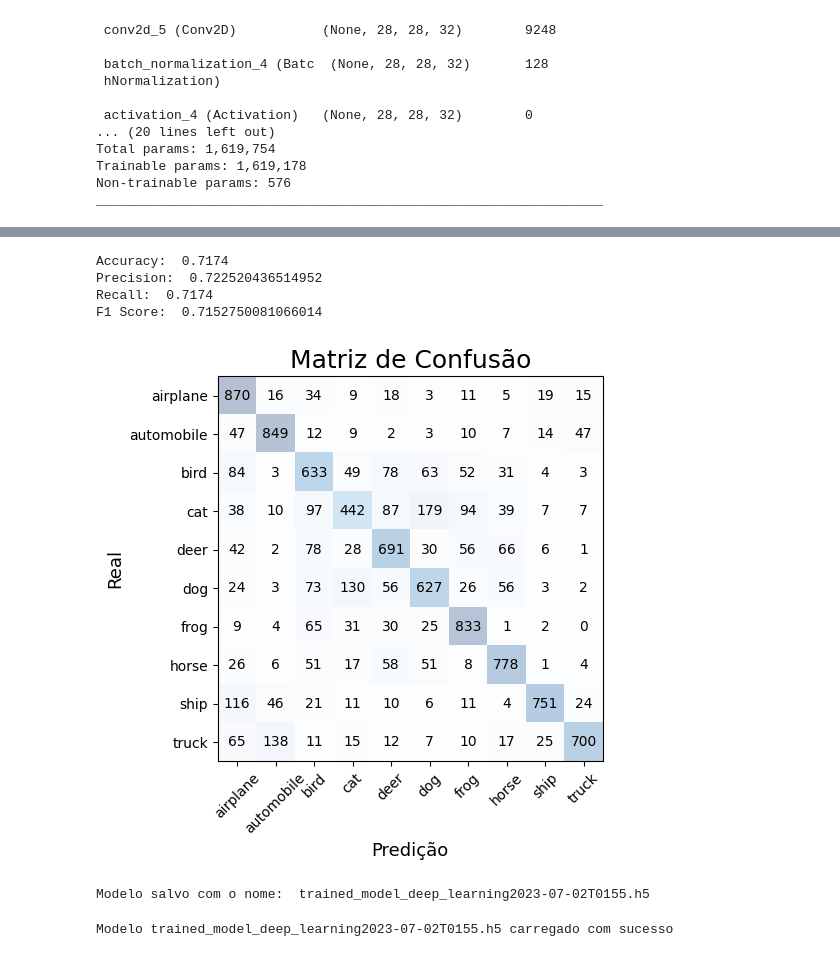
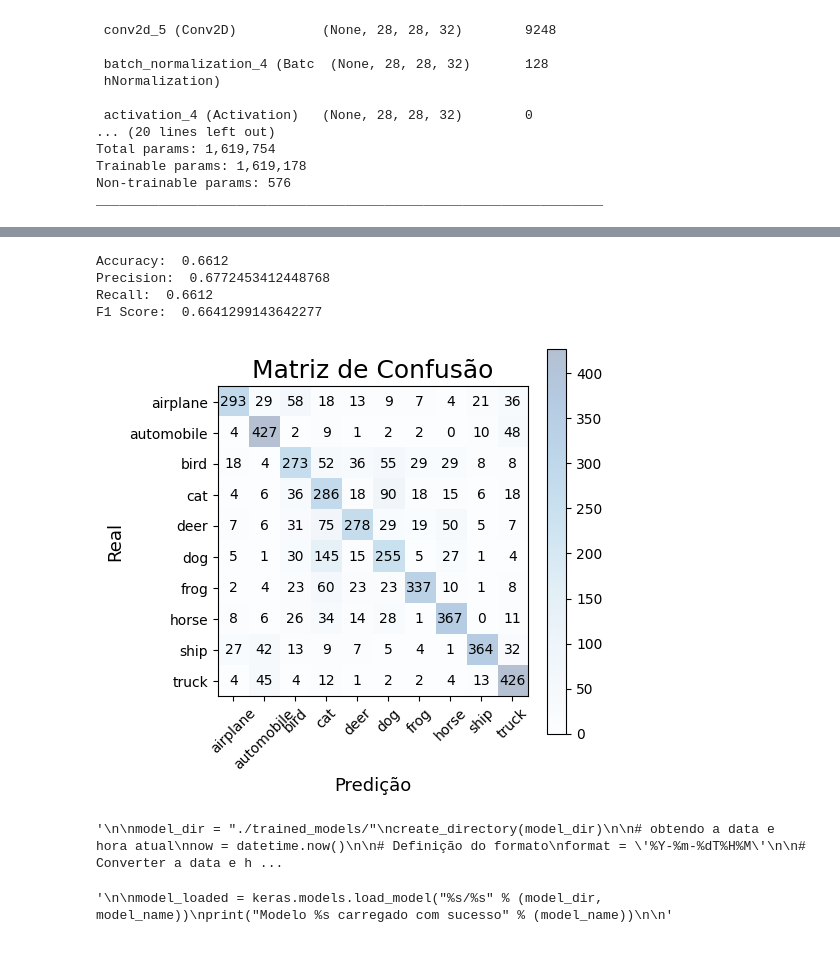
Before and after one commit to luis-rveiga/pucrj-cienciadadosanalytics, a Jupyter notebook: mvp-sprint-ii-machine-learning-analytics/deep-learning/mvp-sprint-ii-deep-learnig-final.ipynb, the cells around one changed output, grey strips where cells are left out. Drawn from its saved outputs; the diff is of its cells as text; code cells hidden in the pictures.

```diff
--- a/mvp-sprint-ii-machine-learning-analytics/deep-learning/mvp-sprint-ii-deep-learnig-final.ipynb
+++ b/mvp-sprint-ii-machine-learning-analytics/deep-learning/mvp-sprint-ii-deep-learnig-final.ipynb
@@ -70,7 +69,7 @@ test_dir = "./test/"
 create_directory(train_dir)
 create_directory(test_dir)
 # %%
-train_samples = X_train.shape[0]
+train_samples = 25000 #X_train.shape[0]
 
 create_files(X_train, y_train, cifar10_classes, train_dir, train_samples)
 
@@ -85,7 +84,7 @@ train_df.head()
 | 3 | 3-deer.png | deer |
 | 4 | 4-automobile.png | automobile |
 # %%
-test_samples = X_test.shape[0]
+test_samples = 5000 #X_test.shape[0]
 
 create_files(X_test, y_test, cifar10_classes, test_dir, test_samples)
 
@@ -296,33 +285,37 @@ print("Precision: ", precision)
 print("Recall: ", recall)
 print("F1 Score: ", f1score)
 # %% [output]
-Accuracy:  0.7174
-Precision:  0.722520436514952
-Recall:  0.7174
-F1 Score:  0.7152750081066014
+Accuracy:  0.6612
+Precision:  0.6772453412448768
+Recall:  0.6612
+F1 Score:  0.6641299143642277
 # %%
 cnf_matrix = confusion_matrix(y_true, y_pred, labels=class_names)
 np.set_printoptions(precision=2)
 
 fig, ax = plt.subplots(figsize=(5, 5))
-ax.matshow(cnf_matrix, cmap=plt.cm.Blues, alpha=0.3)
+cax = ax.matshow(cnf_matrix, cmap=plt.cm.Blues, alpha=0.3, interpolation = 'nearest')
 plt.gca().xaxis.tick_bottom()
 
 tick_marks = np.arange(len(cifar10_classes))
 plt.xticks(tick_marks, cifar10_classes, rotation=45)
 plt.yticks(tick_marks, cifar10_classes)
 
 for i in range(cnf_matrix.shape[0]):
     for j in range(cnf_matrix.shape[1]):
         ax.text(x=j, y=i,s=cnf_matrix[i, j], va='center', ha='center')
 
+fig.colorbar(cax)
+
 plt.xlabel('Predição', fontsize=13)
 plt.ylabel('Real', fontsize=13)
 plt.title('Matriz de Confusão', fontsize=18)
 plt.show()
 # %% [output]
-[figure, old version]
+[figure, new version]
 # %%
+'''
+
 model_dir = "./trained_models/"
 create_directory(model_dir)
 
@@ -340,11 +333,17 @@ model_name = 'trained_model_deep_learning' + formatted_datetime + '.h5'
 # salvando o modelo
 model.save("%s/%s" % (model_dir, model_name))
 print("Modelo salvo com o nome: ", model_name)
+
+'''
 # %% [output]
-Modelo salvo com o nome:  trained_model_deep_learning2023-07-02T0155.h5
+'\n\nmodel_dir = "./trained_models/"\ncreate_directory(model_dir)\n\n# obtendo a data e hora atual\nnow = datetime.now()\n\n# Definição do formato\nformat = \'%Y-%m-%dT%H%M\'\n\n# Converter a data e h ...
 # %%
+'''
+
 model_loaded = keras.models.load_model("%s/%s" % (model_dir, model_name))
 print("Modelo %s carregado com sucesso" % (model_name))
+
+'''
 # %% [output]
-Modelo trained_model_deep_learning2023-07-02T0155.h5 carregado com sucesso
+'\n\nmodel_loaded = keras.models.load_model("%s/%s" % (model_dir, model_name))\nprint("Modelo %s carregado com sucesso" % (model_name))\n\n'
 # %%
```
Also changed, not shown: parts of 9 cells of this notebook.
